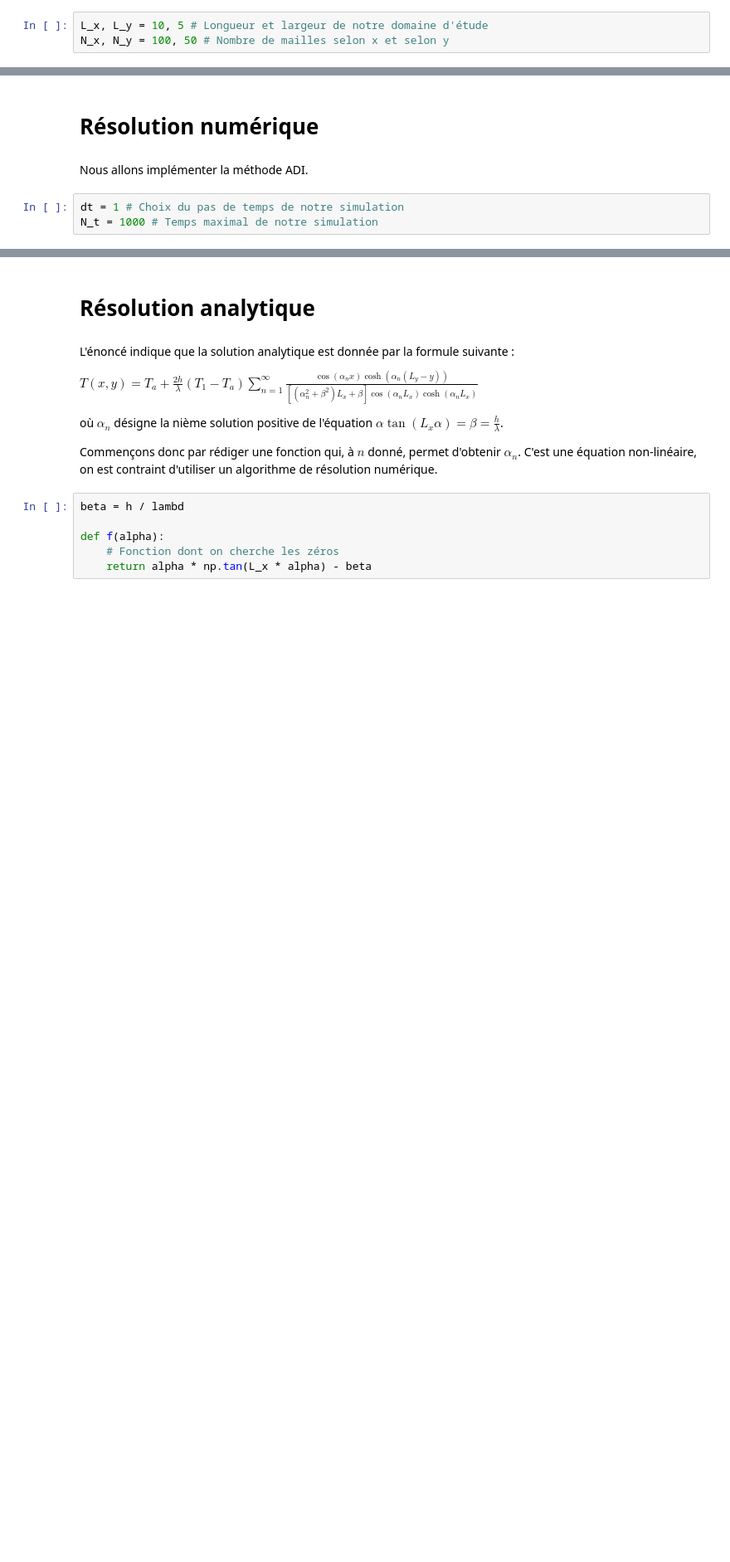
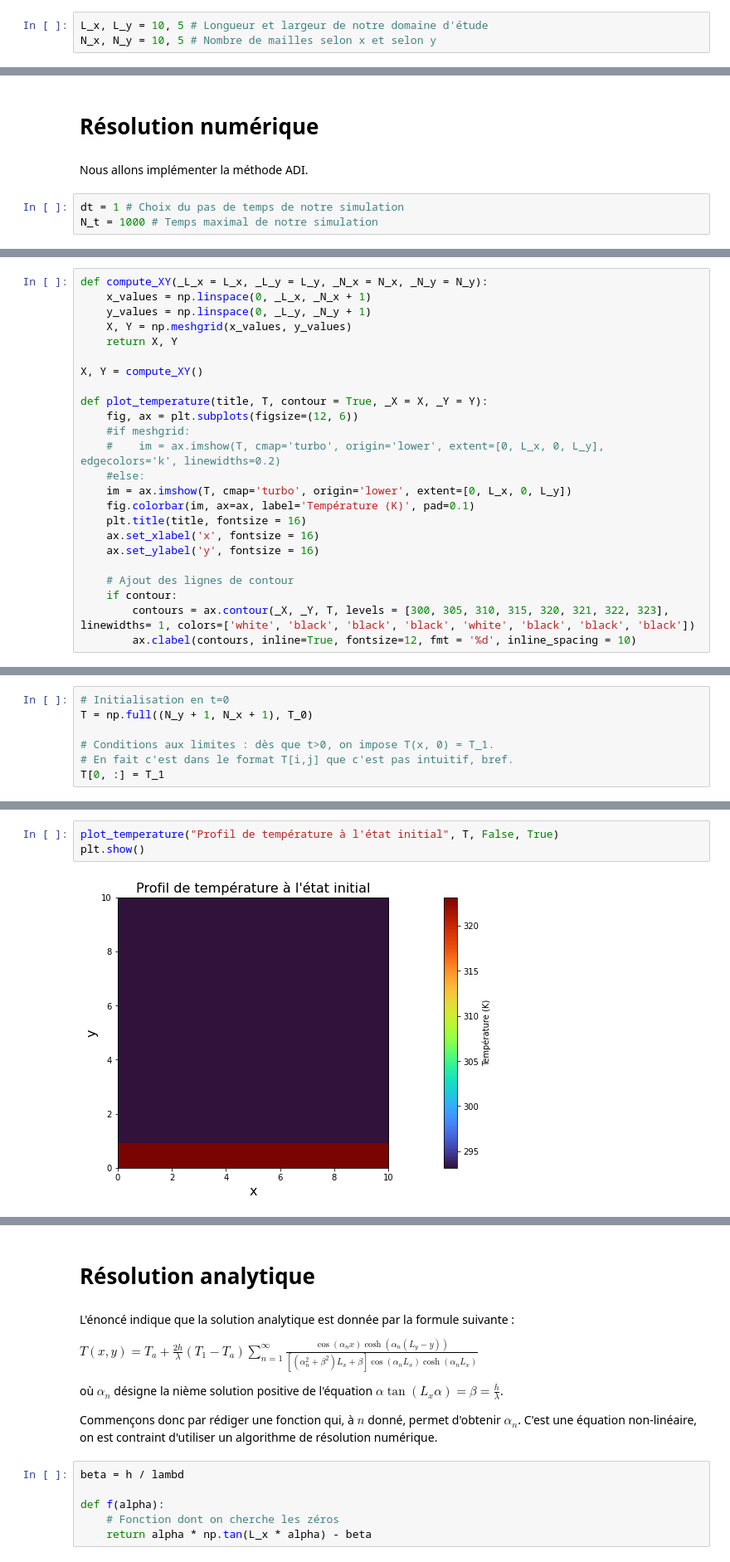
Before and after one commit to mboissiere/methodes-numeriques, a Jupyter notebook: da_capo.ipynb, the cells around one changed output, grey strips where cells are left out. Shown at 83% size. Drawn from its saved outputs; the diff is of its cells as text; blank space fills up the shorter version.

```diff
--- a/da_capo.ipynb
+++ b/da_capo.ipynb
@@ -10,7 +11,7 @@ import matplotlib.pyplot as plt
 ### Paramètres géométriques
 # %%
 L_x, L_y = 10, 5 # Longueur et largeur de notre domaine d'étude
-N_x, N_y = 100, 50 # Nombre de mailles selon x et selon y
+N_x, N_y = 10, 5 # Nombre de mailles selon x et selon y
 # %% [markdown]
 Attention à ne pas confondre **nombre de mailles** et **nombre de points**.
 
@@ -134,0 +172,24 @@ Nombre de Fourier selon y: 0.01163
+# %%
+def compute_XY(_L_x = L_x, _L_y = L_y, _N_x = N_x, _N_y = N_y):
+    x_values = np.linspace(0, _L_x, _N_x + 1)
+    y_values = np.linspace(0, _L_y, _N_y + 1)
+    X, Y = np.meshgrid(x_values, y_values)
+    return X, Y
+
+X, Y = compute_XY()
+
+def plot_temperature(title, T, contour = True, _X = X, _Y = Y):
+    fig, ax = plt.subplots(figsize=(12, 6))
+    #if meshgrid:
+    #    im = ax.imshow(T, cmap='turbo', origin='lower', extent=[0, L_x, 0, L_y], edgecolors='k', linewidths=0.2)
+    #else:
+    im = ax.imshow(T, cmap='turbo', origin='lower', extent=[0, L_x, 0, L_y])
+    fig.colorbar(im, ax=ax, label='Température (K)', pad=0.1)
+    plt.title(title, fontsize = 16)
+    ax.set_xlabel('x', fontsize = 16)
+    ax.set_ylabel('y', fontsize = 16)
+
+    # Ajout des lignes de contour
+    if contour:
+        contours = ax.contour(_X, _Y, T, levels = [300, 305, 310, 315, 320, 321, 322, 323], linewidths= 1, colors=['white', 'black', 'black', 'black', 'white', 'black', 'black', 'black'])
+        ax.clabel(contours, inline=True, fontsize=12, fmt = '%d', inline_spacing = 10)
@@ -134,0 +205,7 @@ Nombre de Fourier selon y: 0.01163
+# %%
+# Initialisation en t=0
+T = np.full((N_y + 1, N_x + 1), T_0)
+
+# Conditions aux limites : dès que t>0, on impose T(x, 0) = T_1.
+# En fait c'est dans le format T[i,j] que c'est pas intuitif, bref.
+T[0, :] = T_1
@@ -134,0 +214,5 @@ Nombre de Fourier selon y: 0.01163
+# %%
+plot_temperature("Profil de température à l'état initial", T, False, True)
+plt.show()
+# %% [output]
+[figure, added]
```
Also changed, not shown: parts of 14 cells of this notebook.
